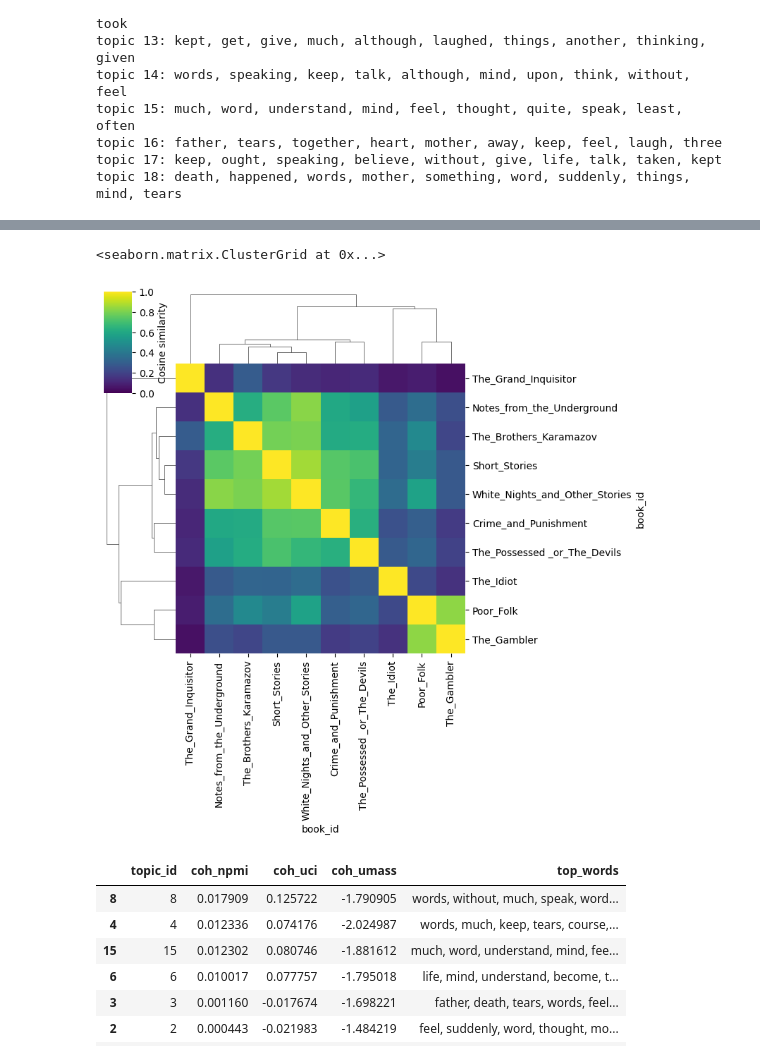
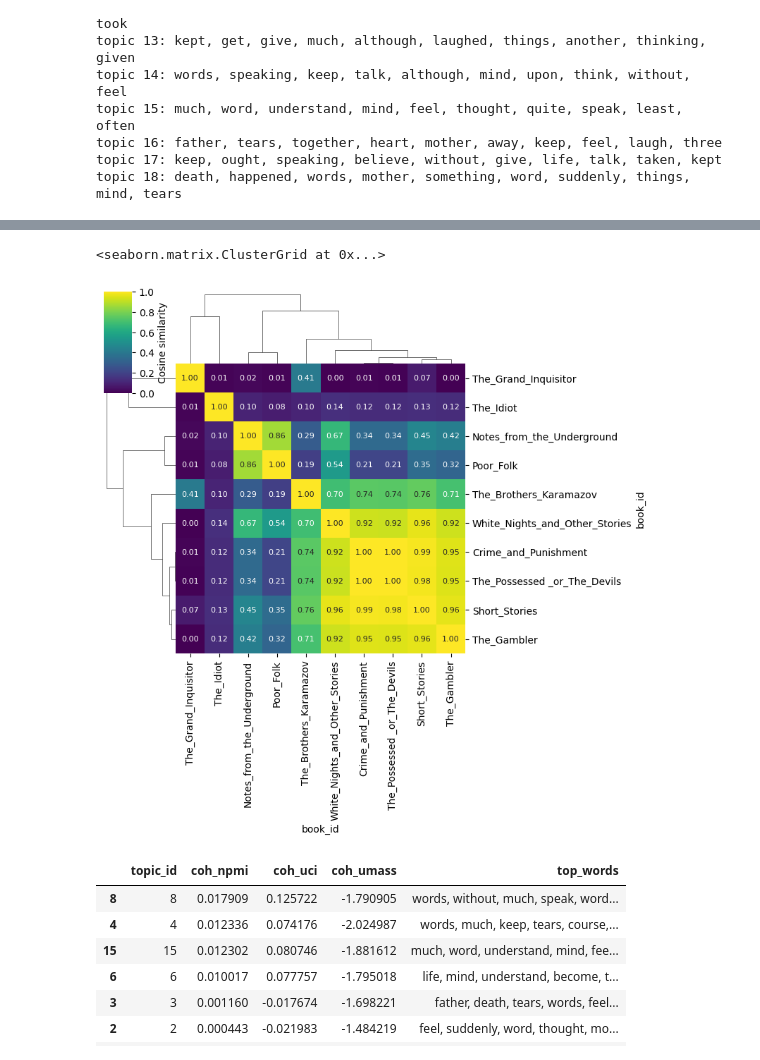
Before and after one commit to agastyaharta/text_mining_final_project, a Jupyter notebook: text_mining_topic_modelling/topic_modeling.ipynb, the cells around one changed output, grey strips where cells are left out. Saved outputs shown, nothing was run; the diff lists cells and outputs as text; code cells hidden in the pictures.

```diff
--- a/text_mining_topic_modelling/topic_modeling.ipynb
+++ b/text_mining_topic_modelling/topic_modeling.ipynb
@@ -666,16 +675,19 @@ plt.show()
 # %%
 sns.clustermap(
-    lda_book_sim,
+    bert_book_sim,
     cmap="viridis",
     vmin=0, vmax=1,
     figsize=(8, 8),
     cbar_kws={"label": "Cosine similarity"},
-    metric="euclidean",
-    method="average"
+    metric="euclidean",   # clustering on similarity matrix itself
+    method="average",
+    annot=True,        # Display numbers in each cell
+    fmt=".2f",         # Format numbers to two decimal places
+    annot_kws={"size": 8} # Adjust font size of annotations
 )
 # %% [output]
 <seaborn.matrix.ClusterGrid at 0x...>
-[figure, old version]
+[figure, new version]
 # %%
 import numpy as np
 import pandas as pd
```
Also changed, not shown: parts of 3 cells of this notebook.
